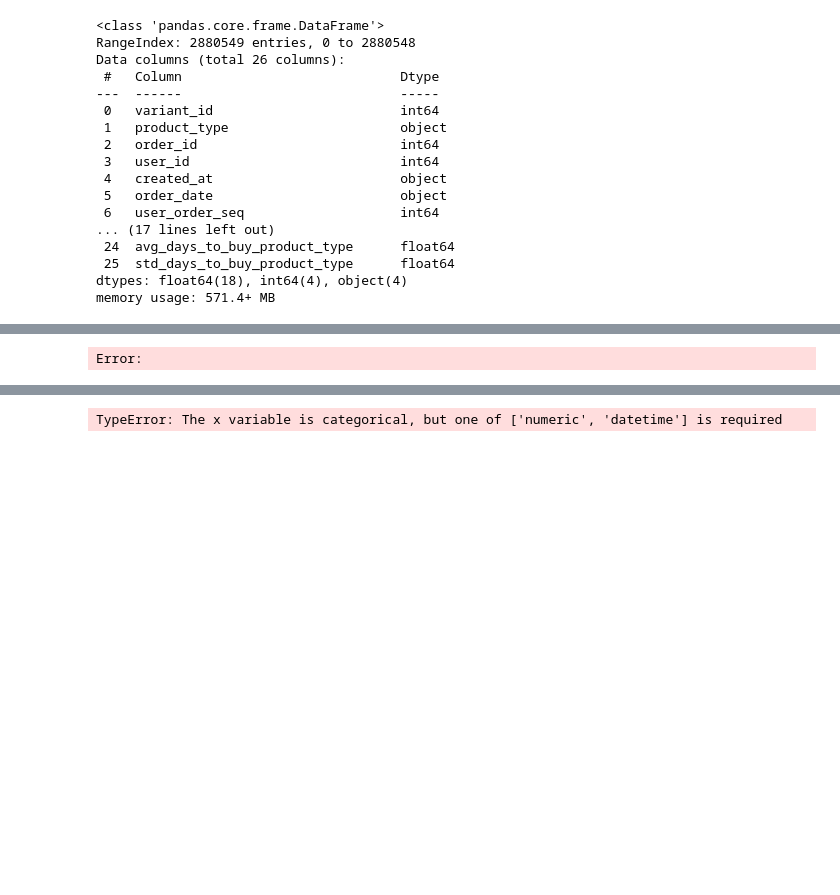
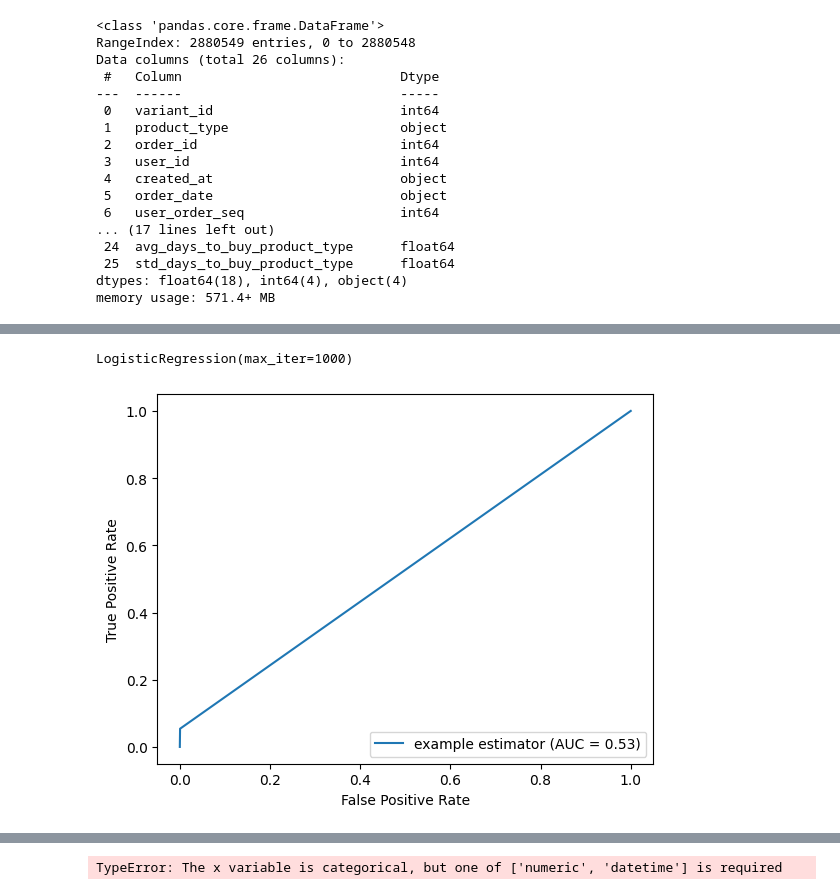
Before and after one commit to carlossantamarizq/zrive-ds, a Jupyter notebook: src/module_3/exploring.ipynb, the cells around one changed output, grey strips where cells are left out. Saved outputs shown, nothing was run; the diff lists cells and outputs as text; code cells hidden in the pictures; blank space fills up the shorter version.

```diff
--- a/src/module_3/exploring.ipynb
+++ b/src/module_3/exploring.ipynb
@@ -209,4 +117,29 @@ df_train.groupby("outcome").mean()
-# %%
-df[numerical_cols].head()
-# %% [output]
-Error:
+# %%
+feature_cols = numerical_cols + binary_cols
+
+X_train = df_train[feature_cols]
+X_test = df_test[feature_cols]
+X_validation = df_validation[feature_cols]
+
+y_train, y_test, y_validation = df_train["outcome"], df_test["outcome"], df_validation["outcome"]
+# %%
+from sklearn.linear_model import LogisticRegression
+
+model = LogisticRegression(max_iter=1000)
+
+model.fit(X_train, y_train)
+# %% [output]
+LogisticRegression(max_iter=1000)
+# %%
+y_pred = model.predict(X_train)
+from sklearn import metrics
+
+
+fpr, tpr, thresholds = metrics.roc_curve(y_train, y_pred)
+roc_auc = metrics.auc(fpr, tpr)
+display = metrics.RocCurveDisplay(fpr=fpr, tpr=tpr, roc_auc=roc_auc,
+                                 estimator_name='example estimator')
+display.plot()
+plt.show()
+# %% [output]
+[figure, added]
```
Also changed, not shown: parts of 14 cells of this notebook.
